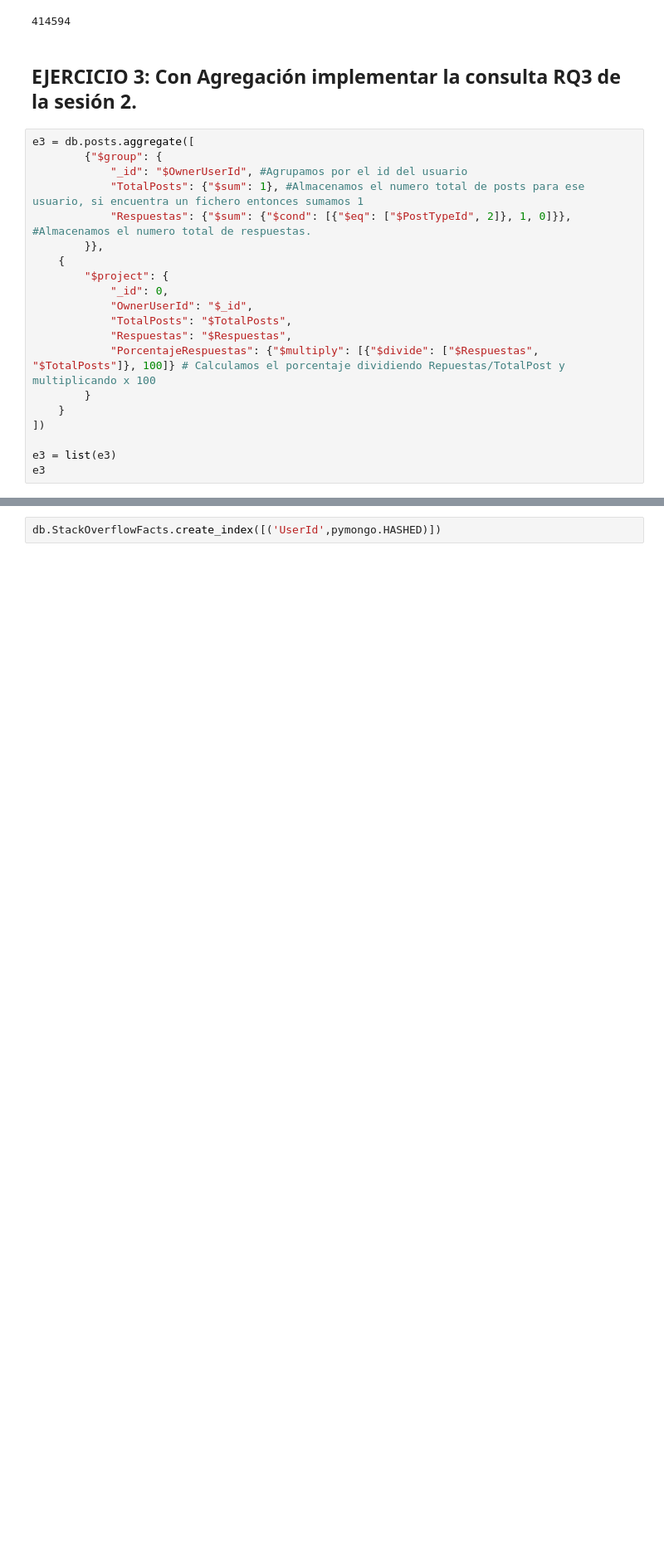
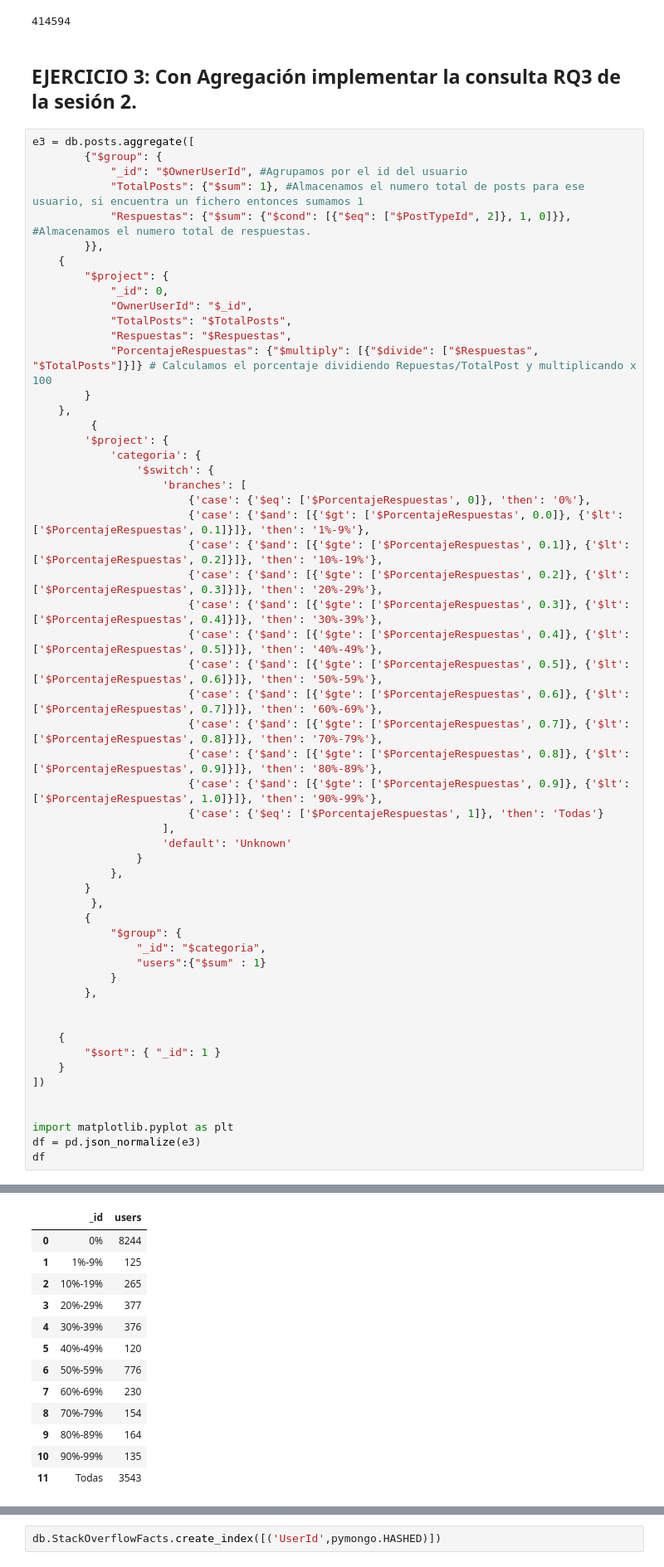
Before and after one commit to alvumu/BDGE, a Jupyter notebook: mongo/sesion4.ipynb, the cells around one changed output, grey strips where cells are left out. Shown at 83% size. Drawn from its saved outputs; the diff is of its cells as text; blank space fills up the shorter version.

```diff
--- a/mongo/sesion4.ipynb
+++ b/mongo/sesion4.ipynb
@@ -998,11 +1020,47 @@ e3 = db.posts.aggregate([
             "OwnerUserId": "$_id",
             "TotalPosts": "$TotalPosts",
             "Respuestas": "$Respuestas",
-            "PorcentajeRespuestas": {"$multiply": [{"$divide": ["$Respuestas", "$TotalPosts"]}, 100]} # Calculamos el porcentaje dividiendo Repuestas/TotalPost y multiplicando x 100
+            "PorcentajeRespuestas": {"$multiply": [{"$divide": ["$Respuestas", "$TotalPosts"]}]} # Calculamos el porcentaje dividiendo Repuestas/TotalPost y multiplicando x 100
         }
+    },
+         {
+        '$project': {
+            'categoria': {
+                '$switch': {
+                    'branches': [
+                        {'case': {'$eq': ['$PorcentajeRespuestas', 0]}, 'then': '0%'},
+                        {'case': {'$and': [{'$gt': ['$PorcentajeRespuestas', 0.0]}, {'$lt': ['$PorcentajeRespuestas', 0.1]}]}, 'then': '1%-9%'},
+                        {'case': {'$and': [{'$gte': ['$PorcentajeRespuestas', 0.1]}, {'$lt': ['$PorcentajeRespuestas', 0.2]}]}, 'then': '10%-19%'},
+                        {'case': {'$and': [{'$gte': ['$PorcentajeRespuestas', 0.2]}, {'$lt': ['$PorcentajeRespuestas', 0.3]}]}, 'then': '20%-29%'},
+                        {'case': {'$and': [{'$gte': ['$PorcentajeRespuestas', 0.3]}, {'$lt': ['$PorcentajeRespuestas', 0.4]}]}, 'then': '30%-39%'},
+                        {'case': {'$and': [{'$gte': ['$PorcentajeRespuestas', 0.4]}, {'$lt': ['$PorcentajeRespuestas', 0.5]}]}, 'then': '40%-49%'},
+                        {'case': {'$and': [{'$gte': ['$PorcentajeRespuestas', 0.5]}, {'$lt': ['$PorcentajeRespuestas', 0.6]}]}, 'then': '50%-59%'},
+                        {'case': {'$and': [{'$gte': ['$PorcentajeRespuestas', 0.6]}, {'$lt': ['$PorcentajeRespuestas', 0.7]}]}, 'then': '60%-69%'},
+                        {'case': {'$and': [{'$gte': ['$PorcentajeRespuestas', 0.7]}, {'$lt': ['$PorcentajeRespuestas', 0.8]}]}, 'then': '70%-79%'},
+                        {'case': {'$and': [{'$gte': ['$PorcentajeRespuestas', 0.8]}, {'$lt': ['$PorcentajeRespuestas', 0.9]}]}, 'then': '80%-89%'},
+                        {'case': {'$and': [{'$gte': ['$PorcentajeRespuestas', 0.9]}, {'$lt': ['$PorcentajeRespuestas', 1.0]}]}, 'then': '90%-99%'},
+                        {'case': {'$eq': ['$PorcentajeRespuestas', 1]}, 'then': 'Todas'}
+                    ],
+                    'default': 'Unknown'
+                }
+            },
+        }
+         },
+        {
+            "$group": {
+                "_id": "$categoria",
+                "users":{"$sum" : 1}
+            }
+        },
+
+
+    {
+        "$sort": { "_id": 1 }
     }
 ])
 
-e3 = list(e3)
-e3
+
+import matplotlib.pyplot as plt
+df = pd.json_normalize(e3)
+df
 # %% [output]
@@ -1025,0 +1067,13 @@ e3
+|  | _id | users |
+| 0 | 0% | 8244 |
+| 1 | 1%-9% | 125 |
+| 2 | 10%-19% | 265 |
+| 3 | 20%-29% | 377 |
+| 4 | 30%-39% | 376 |
+| 5 | 40%-49% | 120 |
+| 6 | 50%-59% | 776 |
+| 7 | 60%-69% | 230 |
+| 8 | 70%-79% | 154 |
+| 9 | 80%-89% | 164 |
+| 10 | 90%-99% | 135 |
+| 11 | Todas | 3543 |
```
Also changed, not shown: parts of 24 cells of this notebook.
